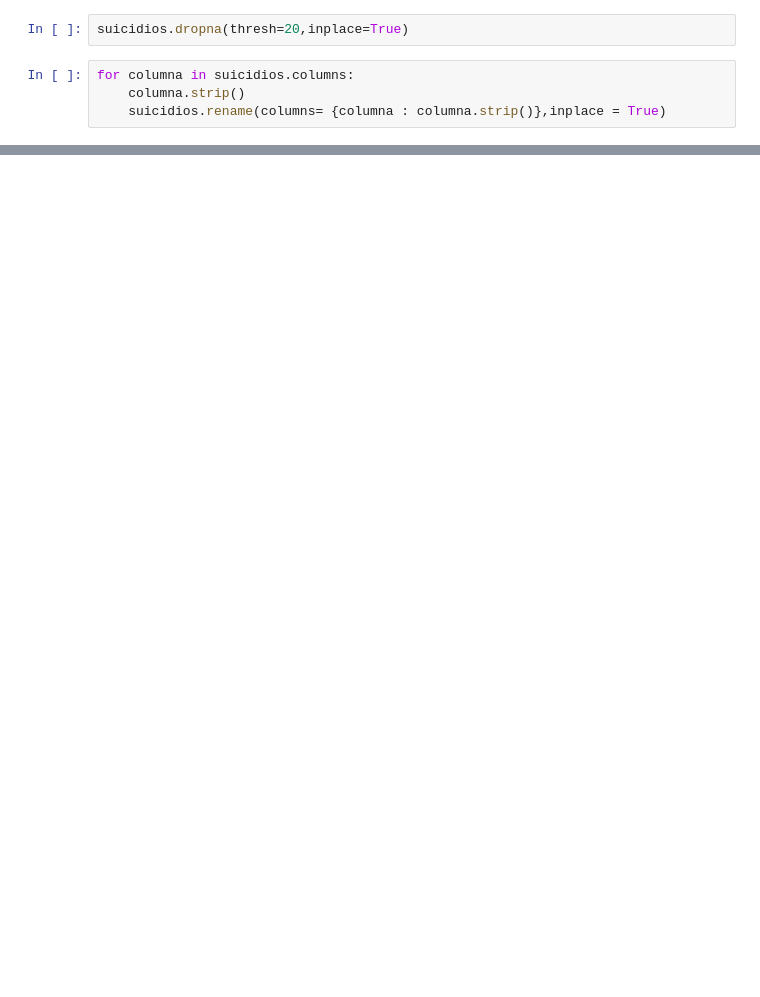
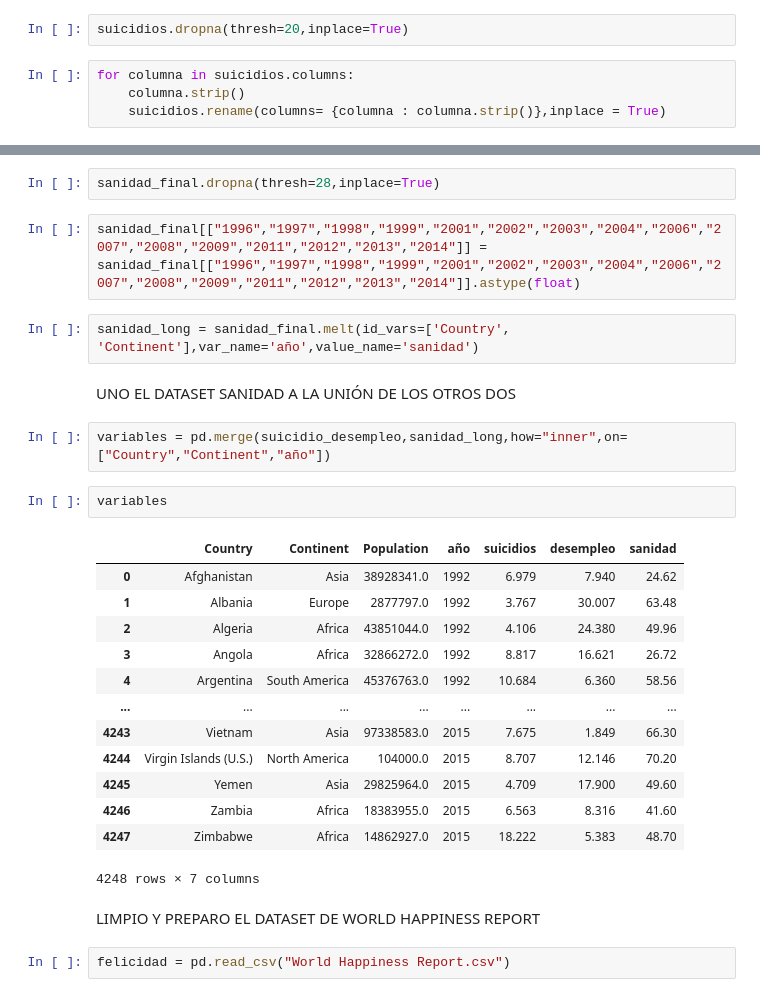
Before and after one commit to Rafacercos/Salud_mental_EDA, a Jupyter notebook: datasets/pruebas_2.ipynb, the cells around one changed output, grey strips where cells are left out. Saved outputs shown, nothing was run; the diff lists cells and outputs as text; blank space fills up the shorter version.

```diff
--- a/datasets/pruebas_2.ipynb
+++ b/datasets/pruebas_2.ipynb
@@ -106,0 +75,30 @@ memory usage: 53.0+ KB
+# %%
+sanidad_final.dropna(thresh=28,inplace=True)
+# %%
+sanidad_final[["1996","1997","1998","1999","2001","2002","2003","2004","2006","2007","2008","2009","2011","2012","2013","2014"]] = sanidad_final[["1996","1997","1998","1999","2001","2002","2003","2004","2006","2007","2008","2009","2011","2012","2013","2014"]].astype(float)
+# %%
+sanidad_long = sanidad_final.melt(id_vars=['Country', 'Continent'],var_name='año',value_name='sanidad')
+# %% [markdown]
+UNO EL DATASET SANIDAD A LA UNIÓN DE LOS OTROS DOS
+# %%
+variables = pd.merge(suicidio_desempleo,sanidad_long,how="inner",on=["Country","Continent","año"])
+# %%
+variables
+# %% [output]
+|  | Country | Continent | Population | año | suicidios | desempleo | sanidad |
+| 0 | Afghanistan | Asia | 38928341.0 | 1992 | 6.979 | 7.940 | 24.62 |
+| 1 | Albania | Europe | 2877797.0 | 1992 | 3.767 | 30.007 | 63.48 |
+| 2 | Algeria | Africa | 43851044.0 | 1992 | 4.106 | 24.380 | 49.96 |
+| 3 | Angola | Africa | 32866272.0 | 1992 | 8.817 | 16.621 | 26.72 |
+| 4 | Argentina | South America | 45376763.0 | 1992 | 10.684 | 6.360 | 58.56 |
+| ... | ... | ... | ... | ... | ... | ... | ... |
+| 4243 | Vietnam | Asia | 97338583.0 | 2015 | 7.675 | 1.849 | 66.30 |
+| 4244 | Virgin Islands (U.S.) | North America | 104000.0 | 2015 | 8.707 | 12.146 | 70.20 |
+| 4245 | Yemen | Asia | 29825964.0 | 2015 | 4.709 | 17.900 | 49.60 |
+| 4246 | Zambia | Africa | 18383955.0 | 2015 | 6.563 | 8.316 | 41.60 |
+| 4247 | Zimbabwe | Africa | 14862927.0 | 2015 | 18.222 | 5.383 | 48.70 |
+4248 rows × 7 columns
+# %% [markdown]
+LIMPIO Y PREPARO EL DATASET DE WORLD HAPPINESS REPORT
+# %%
+felicidad = pd.read_csv("World Happiness Report.csv")
```
Also changed, not shown: parts of 31 cells of this notebook, 4 other files.
